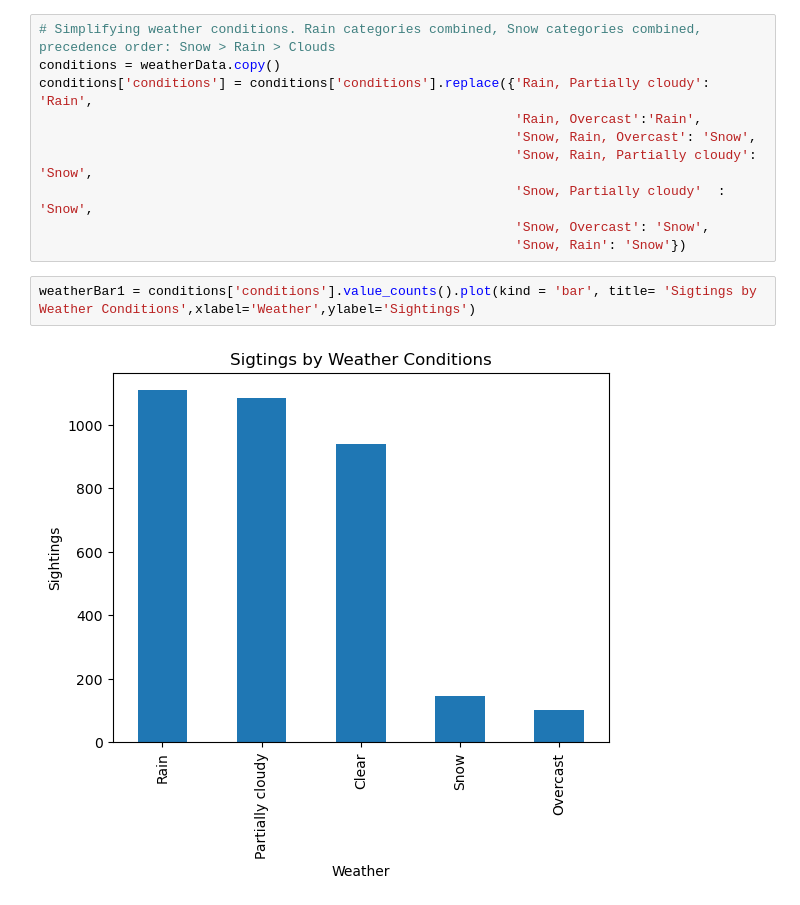
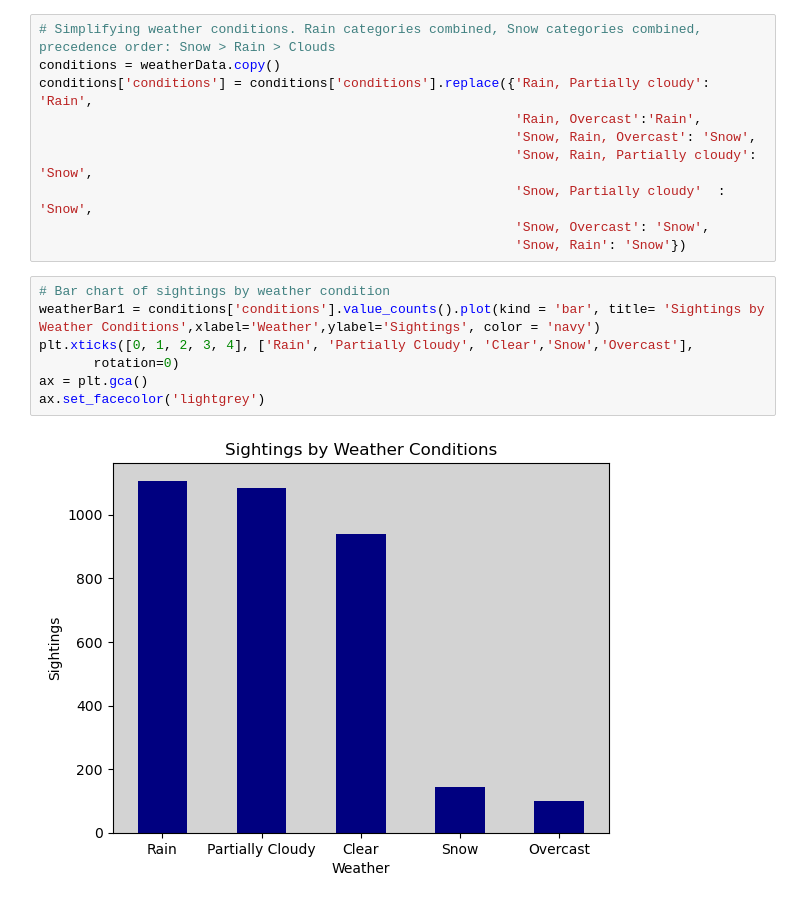
Before and after one commit to JWooll/Bootcamp-Project-1, a Jupyter notebook: bigfootWeather.ipynb, the cells around one changed output. Saved outputs shown, nothing was run; the diff lists cells and outputs as text.

```diff
--- a/bigfootWeather.ipynb
+++ b/bigfootWeather.ipynb
@@ -48,9 +49,14 @@ conditions['conditions'] = conditions['conditions'].replace({'Rain, Partially cl
                                                              'Snow, Partially cloudy'  : 'Snow',
                                                              'Snow, Overcast': 'Snow',
                                                              'Snow, Rain': 'Snow'})
-# %%
-weatherBar1 = conditions['conditions'].value_counts().plot(kind = 'bar', title= 'Sigtings by Weather Conditions',xlabel='Weather',ylabel='Sightings')
-# %% [output]
-[figure, removed]
+# %%
+# Bar chart of sightings by weather condition
+weatherBar1 = conditions['conditions'].value_counts().plot(kind = 'bar', title= 'Sightings by Weather Conditions',xlabel='Weather',ylabel='Sightings', color = 'navy')
+plt.xticks([0, 1, 2, 3, 4], ['Rain', 'Partially Cloudy', 'Clear','Snow','Overcast'],
+       rotation=0)
+ax = plt.gca()
+ax.set_facecolor('lightgrey')
+# %% [output]
+[figure, added]
 # %%
 # Linear Regression of cloudiness vs visibility index
```
Also changed, not shown: parts of 5 cells of this notebook.
